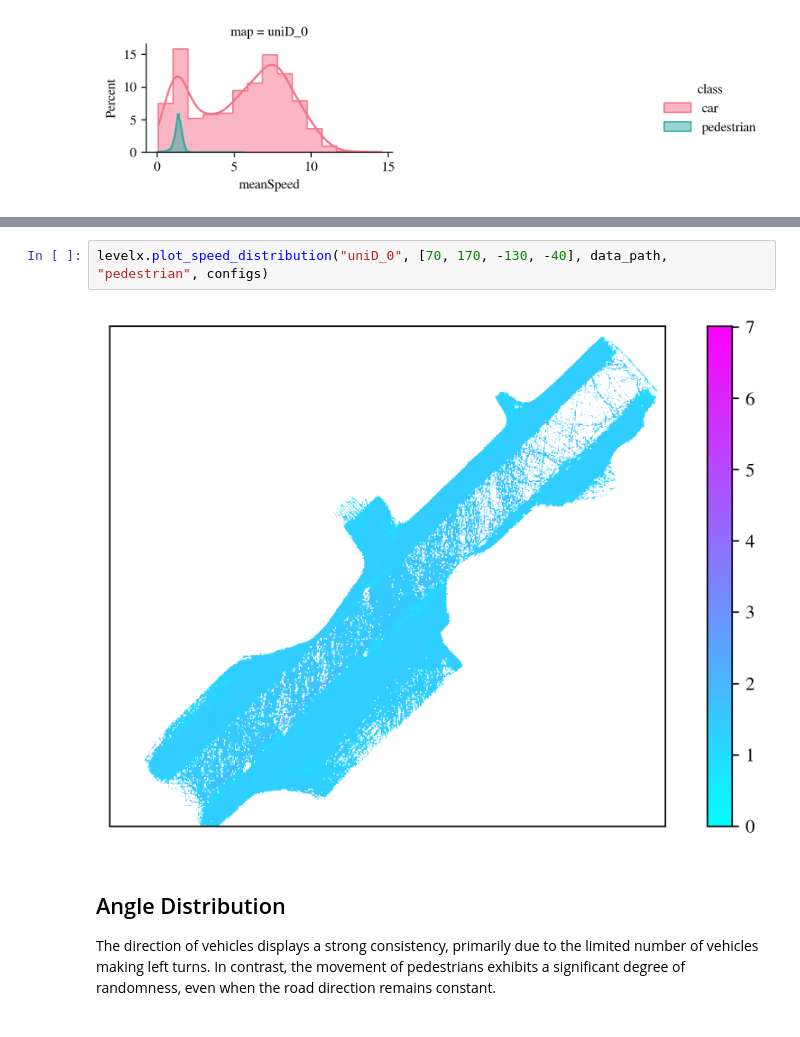
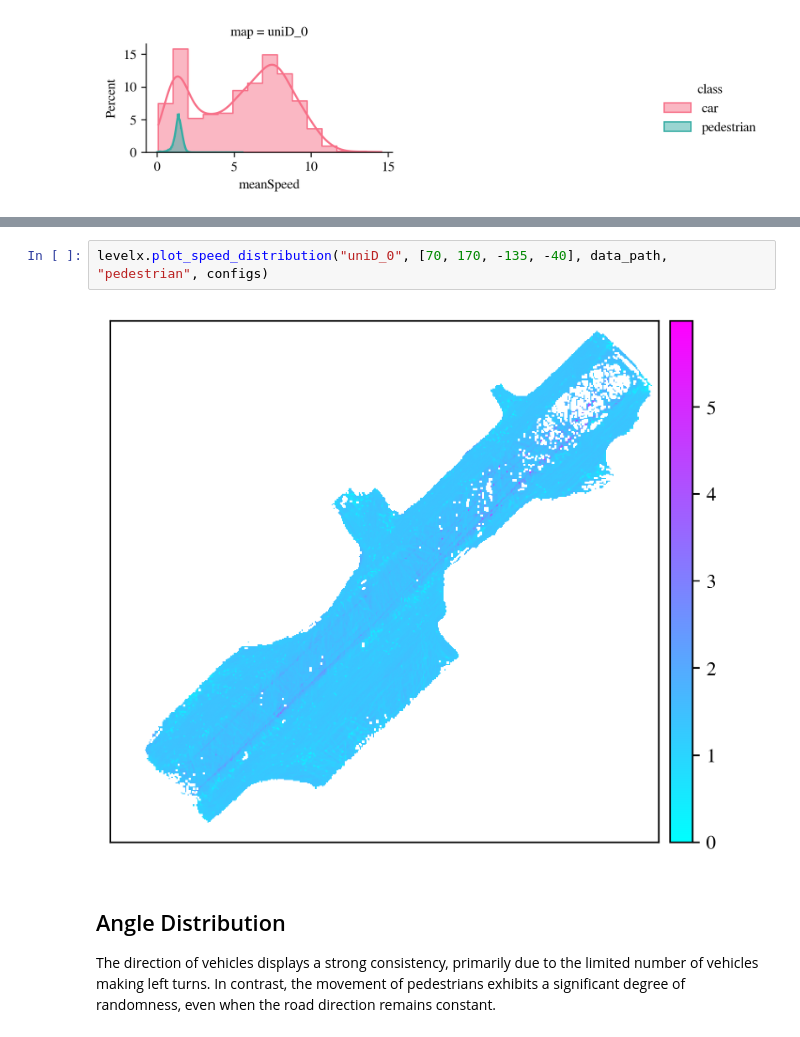
Before and after one commit to SCP-CN-001/trajectory_dataset_support, a Jupyter notebook: trajectory_data_analysis/uniD.ipynb, the cells around one changed output, grey strips where cells are left out. Cells and saved outputs as stored; diff of their text form.

```diff
--- a/trajectory_data_analysis/uniD.ipynb
+++ b/trajectory_data_analysis/uniD.ipynb
@@ -76,7 +76,7 @@ levelx.plot_speed_distribution("uniD_0", [70, 170, -130, -40], data_path, "car",
 # %%
-levelx.plot_speed_distribution("uniD_0", [70, 170, -130, -40], data_path, "pedestrian", configs)
+levelx.plot_speed_distribution("uniD_0", [70, 170, -135, -40], data_path, "pedestrian", configs)
 # %% [output]
-[figure, old version]
+[figure, new version]
 # %% [markdown]
 ## Angle Distribution
 
```
Also changed, not shown: parts of 1 cell of this notebook, 1 other file.
